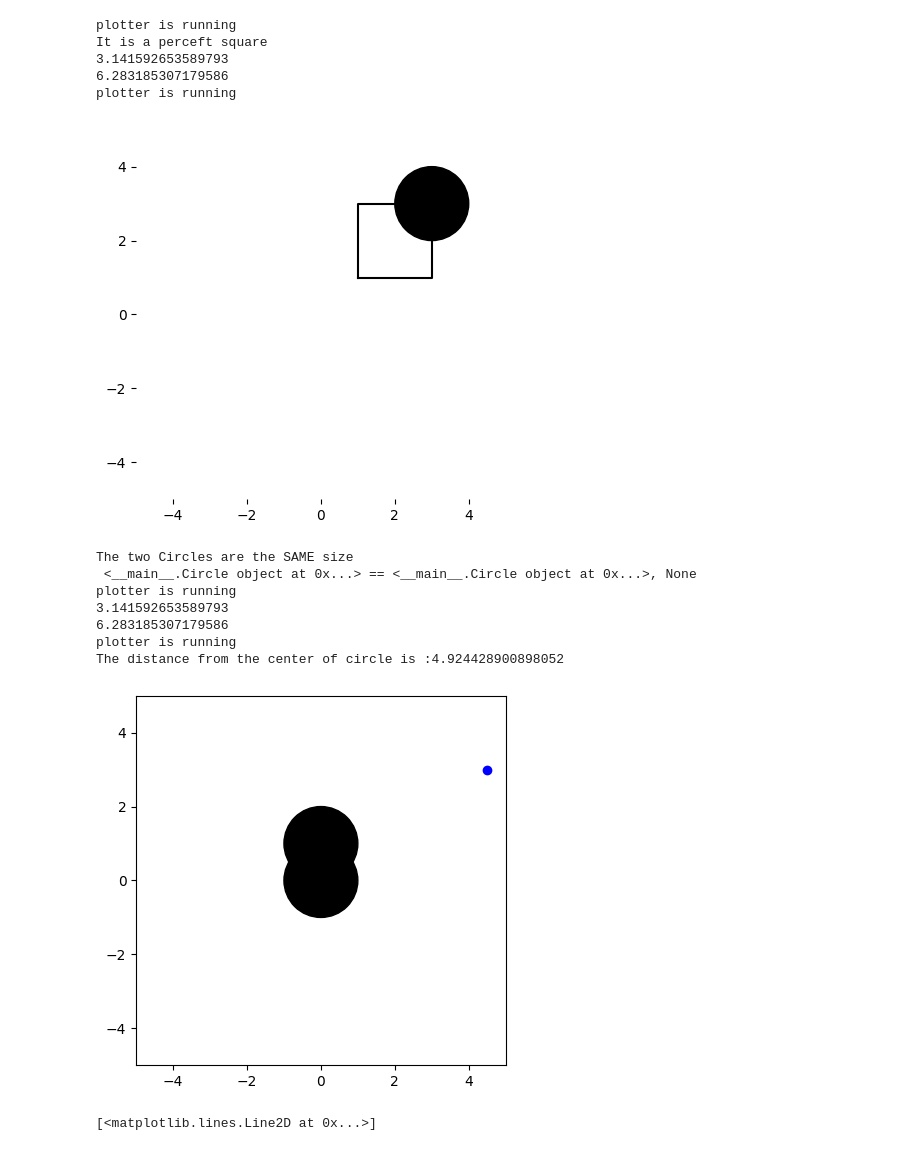
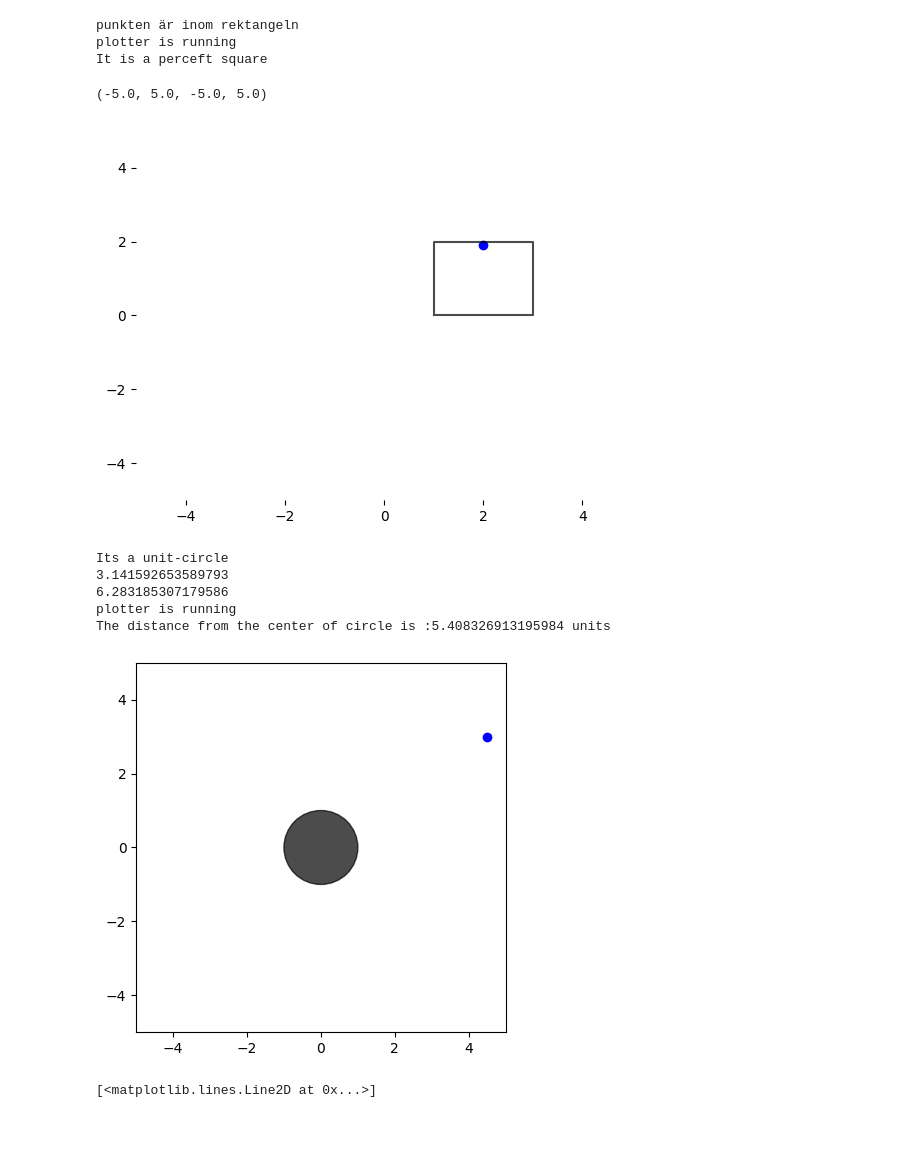
Before and after one commit to MxLied/Phyton-Max-Liedman, a Jupyter notebook: Labs och Explorations/tuto.ipynb, the cells around one changed output. Cells and saved outputs as stored; diff of their text form; code cells hidden in the pictures.

```diff
--- a/Labs och Explorations/tuto.ipynb
+++ b/Labs och Explorations/tuto.ipynb
@@ -1,4 +1,5 @@
 # %%
+
 import matplotlib.pyplot as plt
 #TODO  make better named varibales,
 #TODO comment code,
@@ -46,47 +47,54 @@ class Rectangle():
 
         y_list = [cornor_of_y, cornor_of_y + self.height, cornor_of_y + self.height, cornor_of_y, cornor_of_y]
 
-        plt.plot(x_list, y_list, c = colour)
+        plt.plot(x_list, y_list, c = colour, alpha = 0.7)
 
 ## ## looks if two rectangles are the same size
     def __eq__(self, value): ##  Code heavily inspierd by Daniel Nillson: exercise 12 fractions
         if (self.width == value.width) and (self.height == value.height):
             return print("The two rectangles are the SAME size")
         else: return print ("The two rectangles are NOT the same size")
 
+    def point_plot(self, point_x_positioner, point_y_positioner):
+
+        ## plotter
+        single_plot_point = plt.plot(point_x_positioner,point_y_positioner,'bo')
+
+        ##  Andreas Svensson hjälpte mig ↓↓↓↓
+        ###
+        if  (self.center_point_x - self.width/2  <= point_x_positioner <= self.center_point_x + self.width/2 and
+             self.center_point_y - self.height/2  <= point_y_positioner <= self.center_point_y + self.height/2 ):
+            print("punkten är inom rektangeln")
 
 
-
-
-## first two values creates square = (height, width),
-# last two valvues (rectangle mover in x-axis  from center of square), (rectangel mover in y-axis from center of square)
-newRectangle = Rectangle(2, 2, 2, 2)
+newRectangle = Rectangle(2, 2, 1, 1)
 # newRectange1 = Rectangle(2, 2, 0,0)
 
 # print(f" {newRectangle} == {newRectange1}, {newRectangle==newRectange1}")
 # newRectange1.plot('r')
 
 #calculates area
-newRectangle.transalte(2,2)
+# newRectangle.transalte(0,0)
+
+newRectangle.point_plot(2,1.9)
 newRectangle.plot()
 newRectangle.Sqaure_checker()
 
 ## move square in axis
 
 # newRectangle.plot()
 
 
 # ## axis
 plt.box(False)
 plt.axis([-5, 5, -5, 5])
 
 ## PLT.SHOW
 
 #TODO getter and setter
 # %% [output]
+punkten är inom rektangeln
 plotter is running
 It is a perceft square
-3.141592653589793
-6.283185307179586
-plotter is running
+(-5.0, 5.0, -5.0, 5.0)
-[figure, old version]
+[figure, new version]
@@ -93,5 +110,5 @@ plotter is running
 # %%
-from symbol import single_input
+
 import matplotlib.pyplot as plt
 import math
 
@@ -115,7 +132,7 @@ class Circle():
 
     def plot(self, color = 'k'):
         print("plotter is running")
-        circle_plot_object = plt.Circle((self.center_point_x, self.center_point_y), self.radius, color = color)
+        circle_plot_object = plt.Circle((self.center_point_x, self.center_point_y), self.radius, color = color, alpha=0.7)
 
         fig = plt.gcf()
         ax = fig.gca()
@@ -129,14 +146,15 @@ class Circle():
 
         ## Calculates ecludian
         dista = math.dist((self.center_point_x, self.center_point_y), (point_x_positioner, point_y_positioner))
+
         if (dista < self.radius):
-            print(f"The distance from the center of circle is :{dista}, the point is inside of the circle")
+            print(f"The distance from the center of circle is :{dista} uints, the point is inside of the circle")
         else:
-            print(f"The distance from the center of circle is :{dista}")
+            print(f"The distance from the center of circle is :{dista} units")
 
     def is_unit_circle(self):
-        if (self.center_point_y | self.center_point_x == 0 and (self.radius ==1)):
-            print("Its a unit circle")
+        if ((self.center_point_y | self.center_point_x == 0) and (self.radius == 1)):
+            print("Its a unit-circle")
 
     def __eq__(self, value): ##  Code heavily inspierd by Daniel Nillson: exercise 12 fractions
         if (self.radius == value.radius):
@@ -144,15 +162,10 @@ class Circle():
         else: return print ("The two Circles are NOT the same size")
 
 
-
-
-
-
-
-cirkel1 = Circle(1,0,1)
-cirkel2 = Circle(1,0,0)
-print(f" {cirkel1} == {cirkel2}, {cirkel1 == cirkel2}")
-cirkel2.plot()
+cirkel1 = Circle(1,0,0)
+# cirkel2 = Circle(1,0,0)
+# print(f" {cirkel1} == {cirkel2}, {cirkel1 == cirkel2}")
+# cirkel2.plot("r")
 cirkel1.is_unit_circle()
 cirkel1.circle_area()
 cirkel1.circle_circumference()
@@ -174,14 +187,12 @@ ax.set_aspect(1)
 
 # plt.axis([-5, 5, -5, 5])
 # %% [output]
-The two Circles are the SAME size
- <__main__.Circle object at 0x...> == <__main__.Circle object at 0x...>, None
-plotter is running
+Its a unit-circle
 3.141592653589793
 6.283185307179586
 plotter is running
-The distance from the center of circle is :4.924428900898052
+The distance from the center of circle is :5.408326913195984 units
-[figure, old version]
+[figure, new version]
 # %%
 plt.plot(0,0,'r')
 # %% [output]
```
Also changed, not shown: parts of 1 cell of this notebook.
